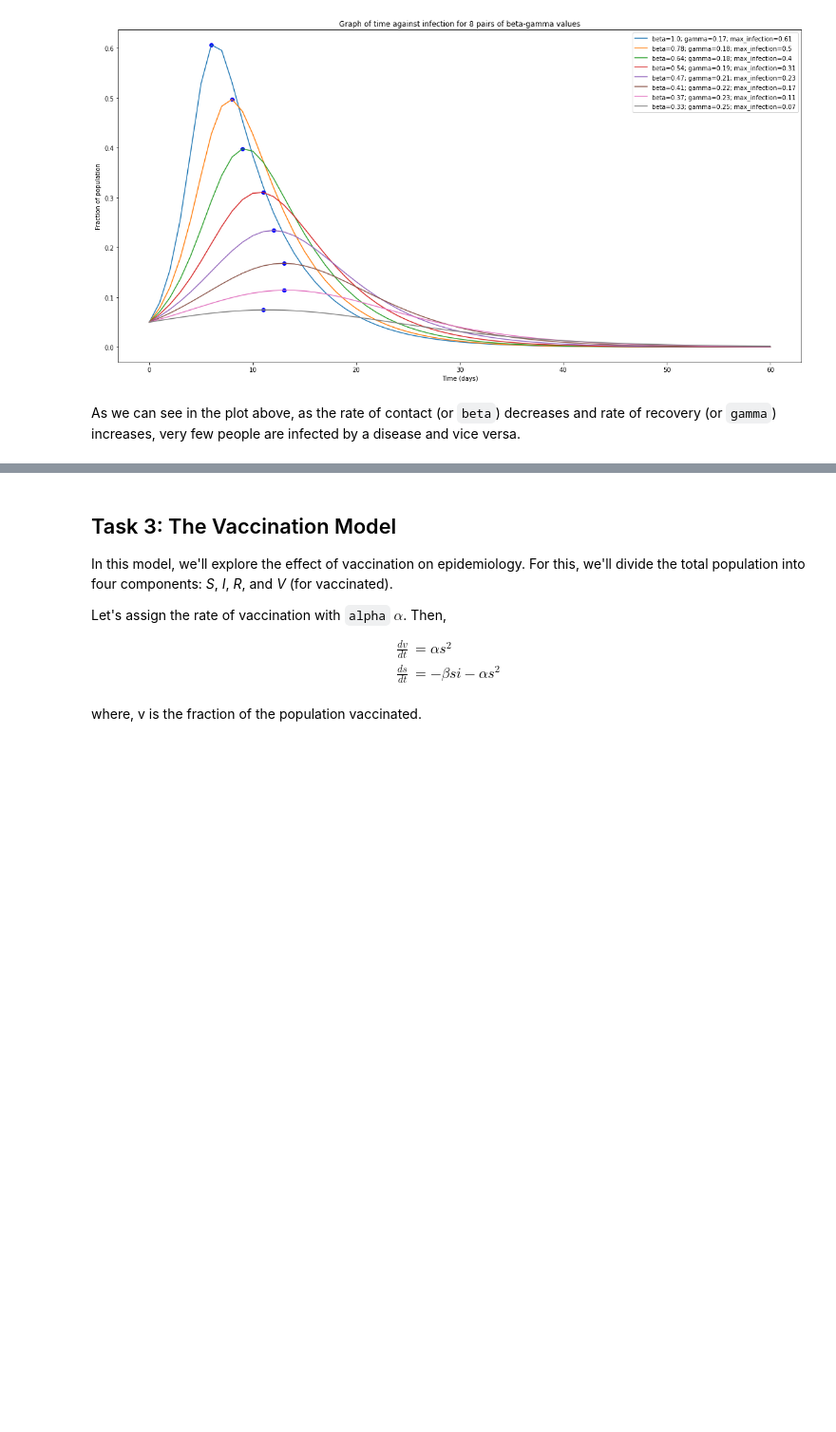
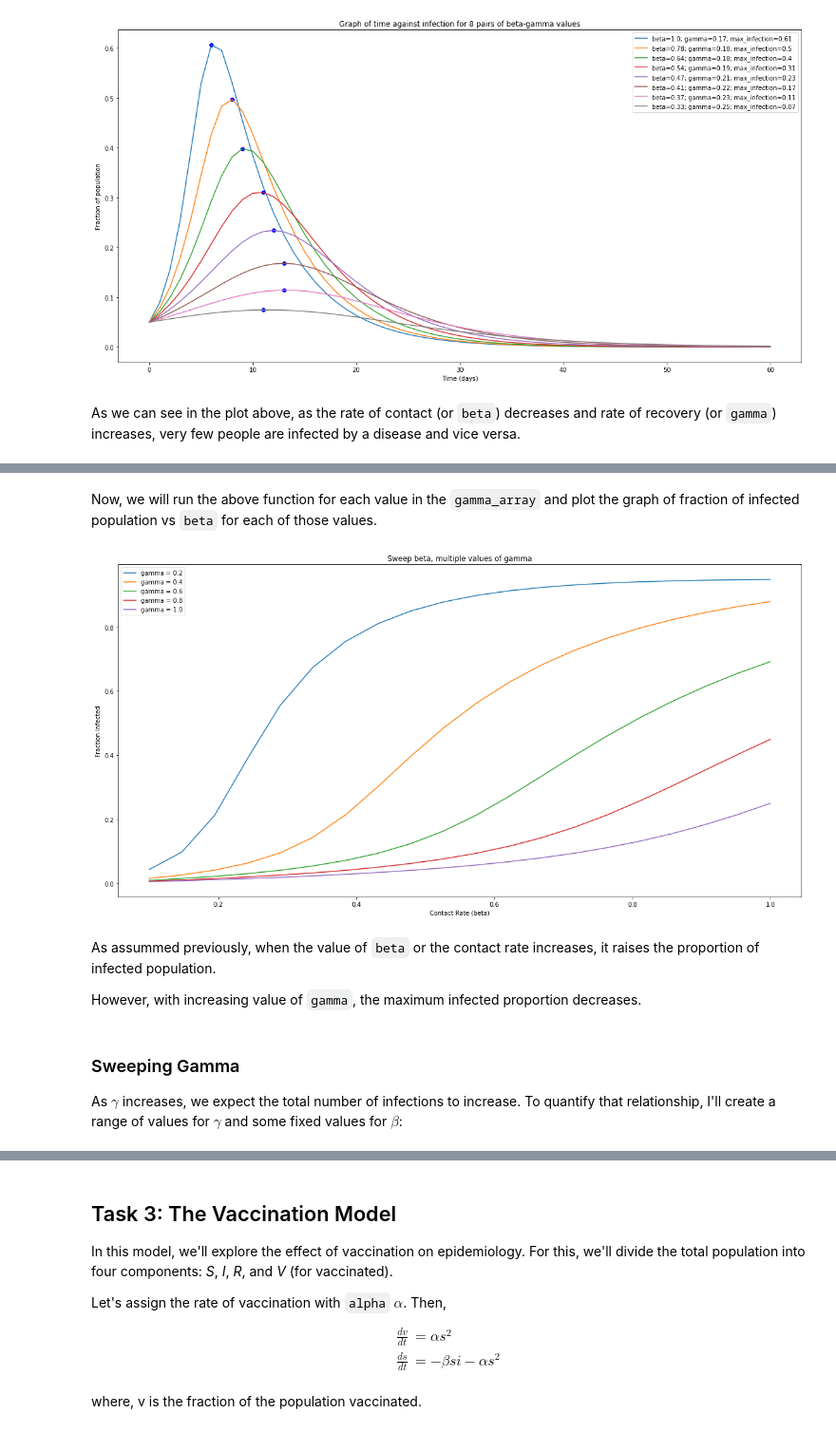
Before and after one commit to Rafsan7238/CSE474_Lab, a Jupyter notebook: Lab 2/CSE474_Lab_Task_2.ipynb, the cells around one changed output, grey strips where cells are left out. Shown: that part at 95% size. Saved outputs shown, nothing was run; the diff lists cells and outputs as text; code cells hidden in the pictures; blank space fills up the shorter version.

Commit message:
Introduced Sweeping Parameters; Added Summary

```diff
--- a/Lab 2/CSE474_Lab_Task_2.ipynb
+++ b/Lab 2/CSE474_Lab_Task_2.ipynb
@@ -181,0 +188,7 @@ As we can see in the plot above, as the rate of contact (or `beta`) decreases an
+# %%
+def calc_total_infected(system, update):
+
+  S, I, R = run_simulation(system, update)
+  total_infected = S[0] - S[-1]
+
+  return total_infected
@@ -181,0 +201,3 @@ As we can see in the plot above, as the rate of contact (or `beta`) decreases an
+# %%
+beta_array = np.linspace(0.1, 1.0, 20)
+gamma_array = [0.2, 0.4, 0.6, 0.8, 1.0]
@@ -181,0 +211,39 @@ As we can see in the plot above, as the rate of contact (or `beta`) decreases an
+# %%
+def sweep_beta(state, beta_array, gamma):
+    # create a sweep list to contain infected fraction for sweeping values of beta
+    sweep = []
+    for beta in beta_array:
+        system = System(state, beta, gamma, 60)
+        # append the result of 'calc_total_infected' to the sweep list
+        sweep.append(calc_total_infected(system, update))
+
+    return sweep
+# %% [markdown]
+Now, we will run the above function for each value in the `gamma_array` and plot the graph of fraction of infected population vs `beta` for each of those values.
+# %%
+# initialise a plot figure
+fig = plt.figure(figsize=[20,10])
+ax = fig.add_subplot(1, 1, 1)
+
+# run the simulation and plot the result for the gamma values
+for gamma in gamma_array:
+    infected_sweep_beta = sweep_beta(initial_state, beta_array, gamma)
+    ax.plot(beta_array, infected_sweep_beta, label=f'gamma = {gamma}')
+
+ax.set_xlabel('Contact Rate (beta)')
+ax.set_ylabel('Fraction Infected')
+ax.legend()
+ax.set_title('Sweep beta, multiple values of gamma')
+plt.show()
+# %% [output]
+[figure, added]
+# %% [markdown]
+As assummed previously, when the value of `beta` or the contact rate increases, it raises the proportion of infected population.
+
+However, with increasing value of `gamma`, the maximum infected proportion decreases.
+# %% [markdown]
+### Sweeping Gamma
+
+As $\gamma$ increases, we expect the total number of infections to
+increase. To quantify that relationship, I'll create a range of values
+for $\gamma$ and some fixed values for $\beta$:
```
Also changed, not shown: parts of 16 cells of this notebook.
